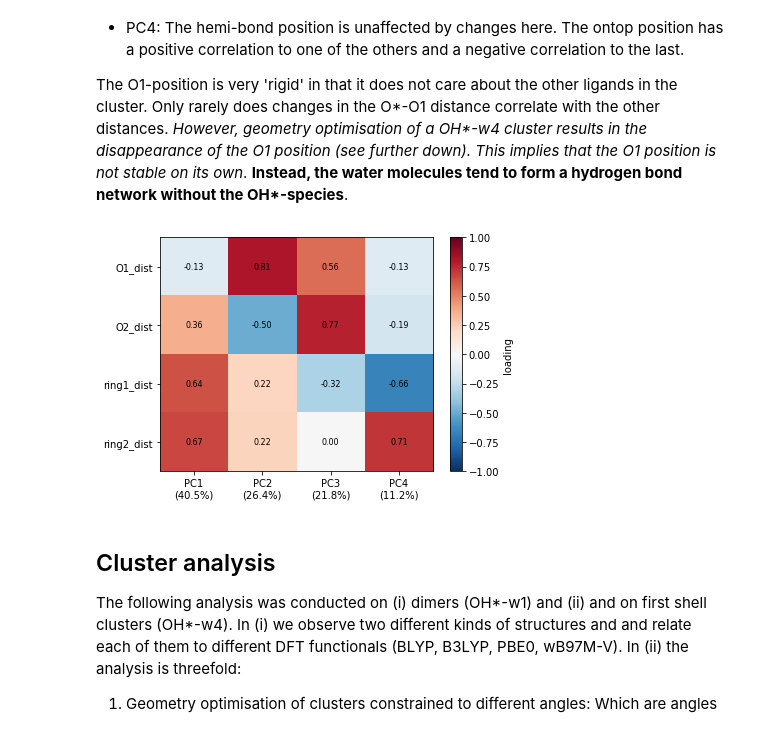
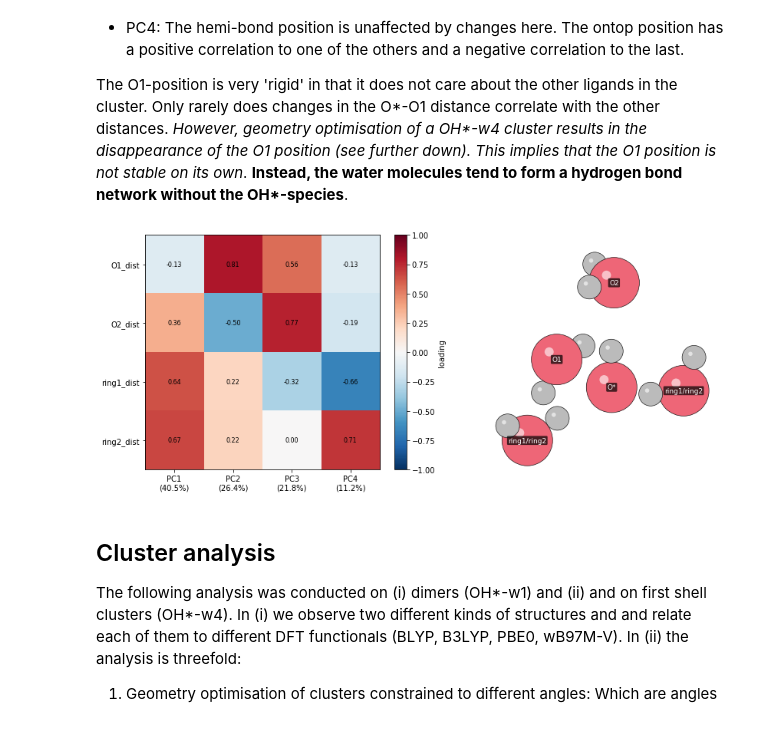
Before and after one commit to viktorsvahn/water, a Jupyter notebook: hydroxyl/OH_radical.ipynb, the cells around one changed output. Cells and saved outputs as stored; diff of their text form; code cells hidden in the pictures.

Commit message:
Added cluster picture to loadings plot

```diff
--- a/hydroxyl/OH_radical.ipynb
+++ b/hydroxyl/OH_radical.ipynb
@@ -499,28 +499,57 @@ From the SDF-plots (heatmaps): The nn1 is the 'hemi-bonded' O1-species and nn4 i
 
 The O1-position is very 'rigid' in that it does not care about the other ligands in the cluster. Only rarely does changes in the O\*-O1 distance correlate with the other distances. *However, geometry optimisation of a OH\*-w4 cluster results in the disappearance of the O1 position (see further down). This implies that the O1 position is not stable on its own*. **Instead, the water molecules tend to form a hydrogen bond network without the OH\*-species**.
 # %%
+from ase.io import read
+from chempiler import plot_structure
+
 loadings = pd.DataFrame(
     pca.components_.T,
     index=clean.columns,
     columns=[f'PC{i+1}' for i in range(pca.components_.shape[0])],
 )
 
 xticklabels = [
     f'{pc}\n({var:.1%})' for pc, var in zip(loadings.columns, pca.explained_variance_ratio_)
 ]
 
-fig, ax = plt.subplots()
-im = ax.imshow(loadings.values, cmap='RdBu_r', vmin=-1, vmax=1, aspect='auto')
-ax.set_xticks(range(loadings.shape[1]))
-ax.set_xticklabels(xticklabels)
-ax.set_yticks(range(loadings.shape[0]))
-ax.set_yticklabels(loadings.index)
+
+OH_rad_w4 = read('results/NPT/structures/OH-rad_w4.xyz', index=':')
+O_w4_labels = {
+    0: 'ring1/ring2',
+    3: 'O1',
+    6: 'O2',
+    9: 'ring1/ring2',
+    12: 'O*',
+}
+
+
+fig, (load, cluster) = plt.subplots(1,2, figsize=(6*2,5))
+
+
+plot_structure(
+    OH_rad_w4[0], elev=140.2, azim=-53.7, roll=35.2,
+    mark_atoms=O_w4_labels,
+    #mark_bonds=[('O*', 'O1')],
+    sphere_scale=1.0,
+    #mark_bond_width=4,
+    #mark_bond_style='--',
+    #mark_bond_color='k',
+    ax=cluster,
+)
+
+
+
+im = load.imshow(loadings.values, cmap='RdBu_r', vmin=-1, vmax=1, aspect='auto')
+load.set_xticks(range(loadings.shape[1]))
+load.set_xticklabels(xticklabels)
+load.set_yticks(range(loadings.shape[0]))
+load.set_yticklabels(loadings.index)
 for (i, j), v in np.ndenumerate(loadings.values):
-    ax.text(j, i, f'{v:.2f}', ha='center', va='center', fontsize=8)
-fig.colorbar(im, ax=ax, label='loading')
+    load.text(j, i, f'{v:.2f}', ha='center', va='center', fontsize=8)
+fig.colorbar(im, ax=load, label='loading')
 plt.tight_layout()
 # %% [output]
-[figure, old version]
+[figure, new version]
 # %% [markdown]
 ## Cluster analysis
 The following analysis was conducted on (i) dimers (OH*-w1) and (ii) and on first shell clusters (OH*-w4). In (i) we observe two different kinds of structures and and relate each of them to different DFT functionals (BLYP, B3LYP, PBE0, wB97M-V). In (ii) the analysis is threefold:
```
